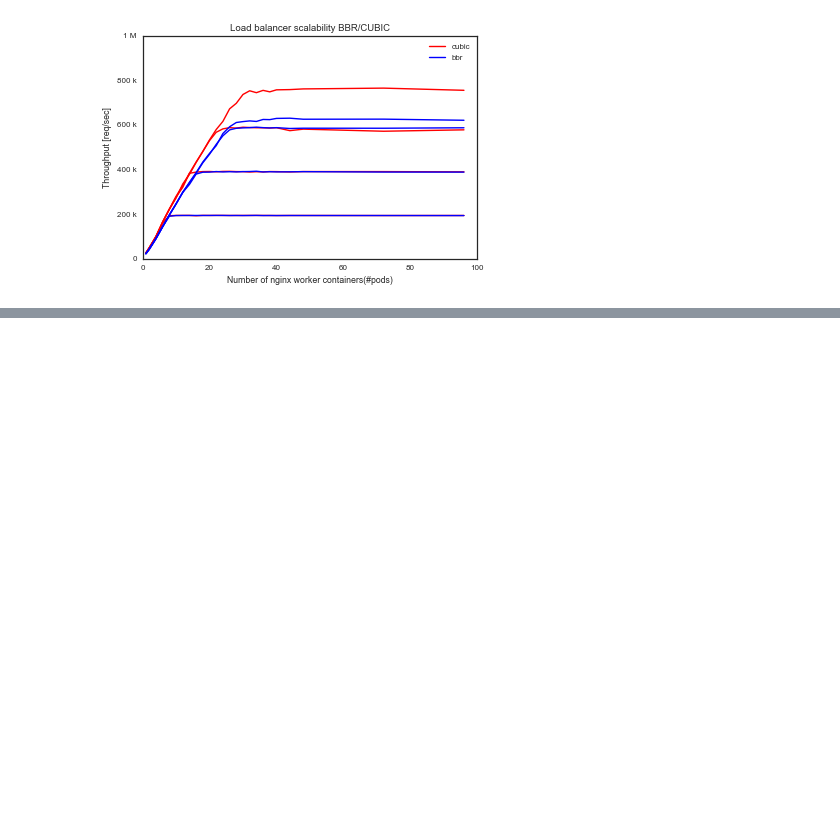
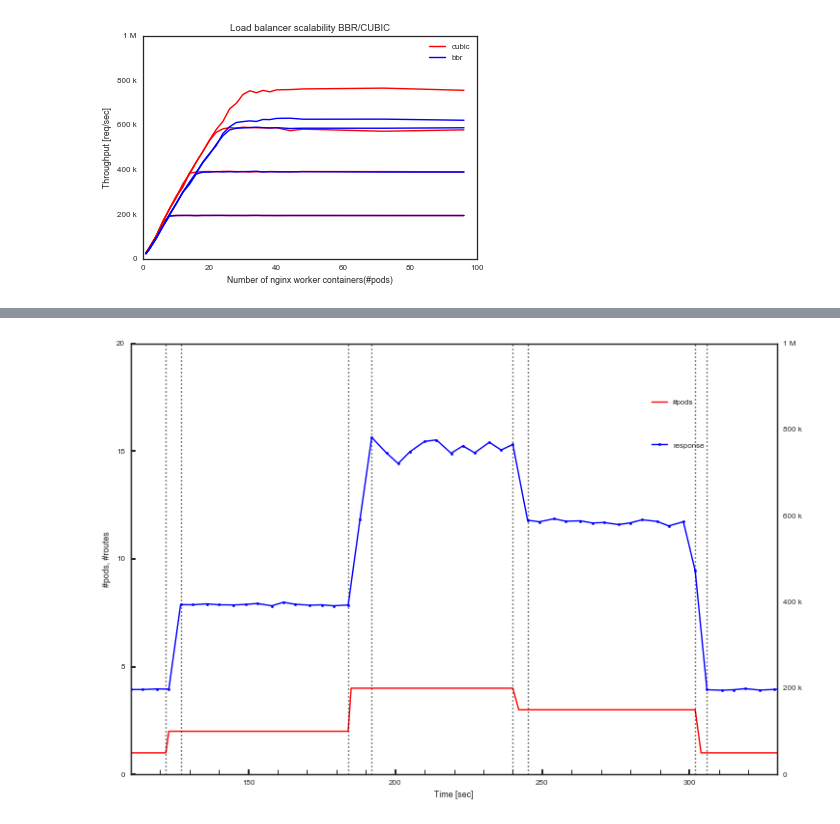
Before and after one commit to ktaka-ccmp/kube-lb-bench, a Jupyter notebook: KuruwaNew/ECMP_FIGS.ipynb, the cells around one changed output, grey strips where cells are left out. Cells and saved outputs as stored; diff of their text form; code cells hidden in the pictures; blank space fills up the shorter version.

```diff
--- a/KuruwaNew/ECMP_FIGS.ipynb
+++ b/KuruwaNew/ECMP_FIGS.ipynb
@@ -577,0 +723,80 @@ plt.show()
+# %%
+import numpy as np
+import pandas as pd
+import matplotlib.pyplot as plt
+get_ipython().magic('matplotlib inline')
+
+import seaborn as sns
+sns.set_style("white")
+sns.set_context("paper")
+
+from matplotlib.ticker import FuncFormatter
+
+def y_fmt(y, pos):
+    decades = [1e9, 1e6, 1e3, 1e0, 1e-3, 1e-6, 1e-9 ]
+    suffix  = ["G", "M", "k", "" , "m" , "u", "n"  ]
+    if y == 0:
+        return str(0)
+    for i, d in enumerate(decades):
+        if np.abs(y) >=d:
+            val = y/float(d)
+            signf = len(str(val).split(".")[1])
+            if signf == 0:
+                return '{val:d} {suffix}'.format(val=int(val), suffix=suffix[i])
+            else:
+                if signf == 1:
+#                    print (val, signf)
+                    if str(val).split(".")[1] == "0":
+                       return '{val:d} {suffix}'.format(val=int(round(val)), suffix=suffix[i])
+                tx = "{"+"val:.{signf}f".format(signf = signf) +"} {suffix}"
+                return tx.format(val=val, suffix=suffix[i])
+
+                #return y
+    return y
+
+d0 = np.loadtxt("Try01_cubic/response_0844/lbnum.csv",usecols=(0,1,2), delimiter=',', unpack=True, skiprows=0)
+d1 = np.loadtxt("Try01_cubic/response_0844/rps.csv",usecols=(0,1), delimiter=',', unpack=True, skiprows=0)
+
+
+#fig = plt.figure(figsize=(6, 4))
+fig = plt.figure(figsize=(12, 8))
+ax1 = fig.add_subplot(111)
+
+ax1.plot(d0[0]-1540511067, d0[1],  color='r', ls='-', marker='', label='#pods')
+ax1.legend(loc=(0.8,0.85))
+ax1.set_xlim(110,330)
+ax1.set_ylim(0,20)
+#ax1.set_yticks(np.arange(0, 10.1, 1))
+ax1.set_ylabel('#pods, #routes')
+ax1.set_xlabel('Time [sec]')
+
+ax1.axvline(x=122, color='k', ls=':')
+ax1.axvline(x=127, color='k', ls=':')
+ax1.axvline(x=184, color='k', ls=':')
+ax1.axvline(x=192, color='k', ls=':')
+ax1.axvline(x=240, color='k', ls=':')
+ax1.axvline(x=245, color='k', ls=':')
+ax1.axvline(x=302, color='k', ls=':')
+ax1.axvline(x=306, color='k', ls=':')
+
+from matplotlib.ticker import (MultipleLocator, FormatStrFormatter, AutoMinorLocator)
+ax1.tick_params(which='minor', direction='in', length=5, width='1',top='off')
+ax1.xaxis.set_minor_locator(MultipleLocator(10))
+ax1.tick_params(which='major', direction='in', length=5, width='2',top='off')
+
+ax2 = ax1.twinx()
+ax2.plot(d1[0]-1540511067, d1[1],  color='b', ls='-', marker='.', label='response')
+ax2.legend(loc=(0.8,0.75))
+ax2.set_xlim(110,330)
+ax2.set_ylim(0,1000000)
+ax2.set_yticks(np.arange(0, 1000001, 200000))
+
+ax2.yaxis.set_major_formatter(FuncFormatter(y_fmt))
+
+#ax1.legend(loc=(0.6,0.75), ncol=2)
+#plt.title('Load balancer scalability BBR/CUBIC')
+
+#plt.savefig('ECMP_FIGS/ecmp_response_ieice.png', bbox_inches="tight", dpi=300)
+plt.show()
+# %% [output]
+[figure, added]
```
Also changed, not shown: parts of 5 cells of this notebook, 10 other files.
